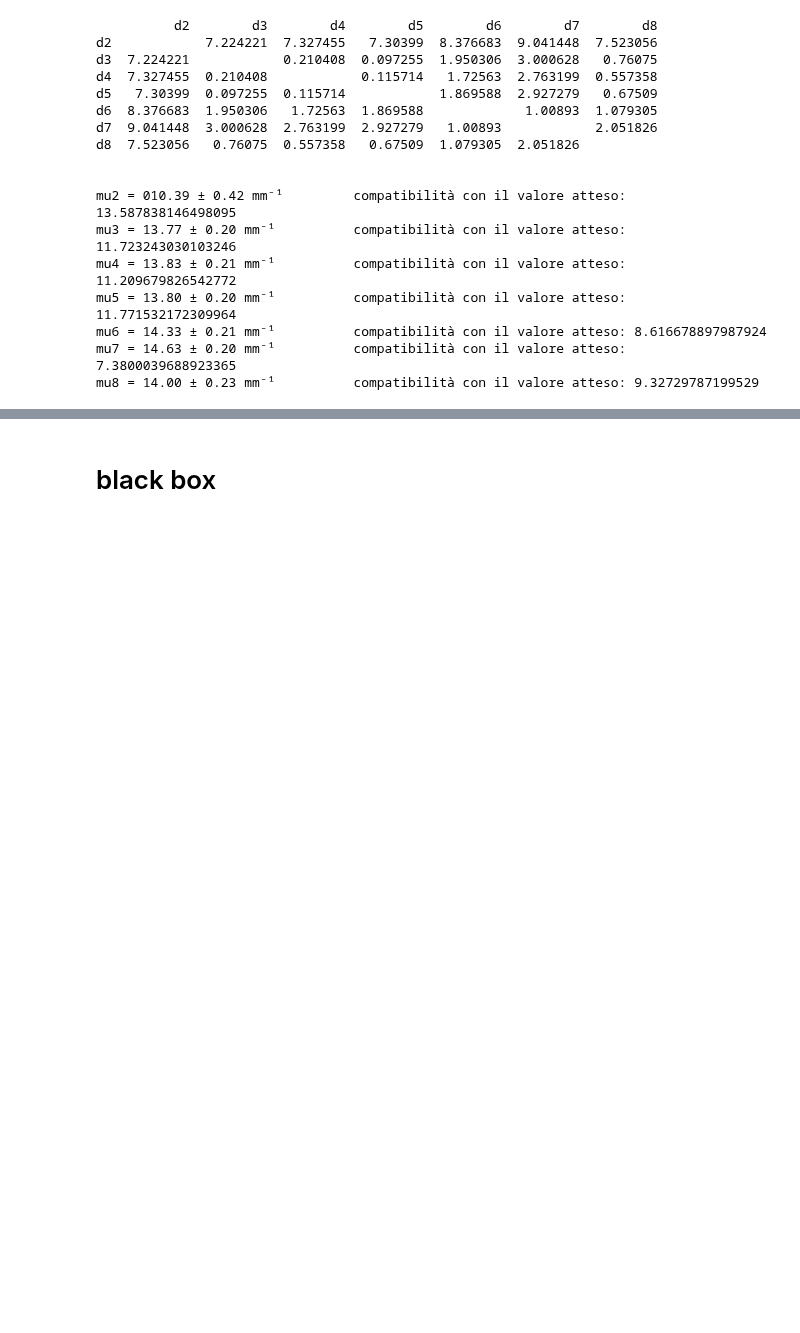
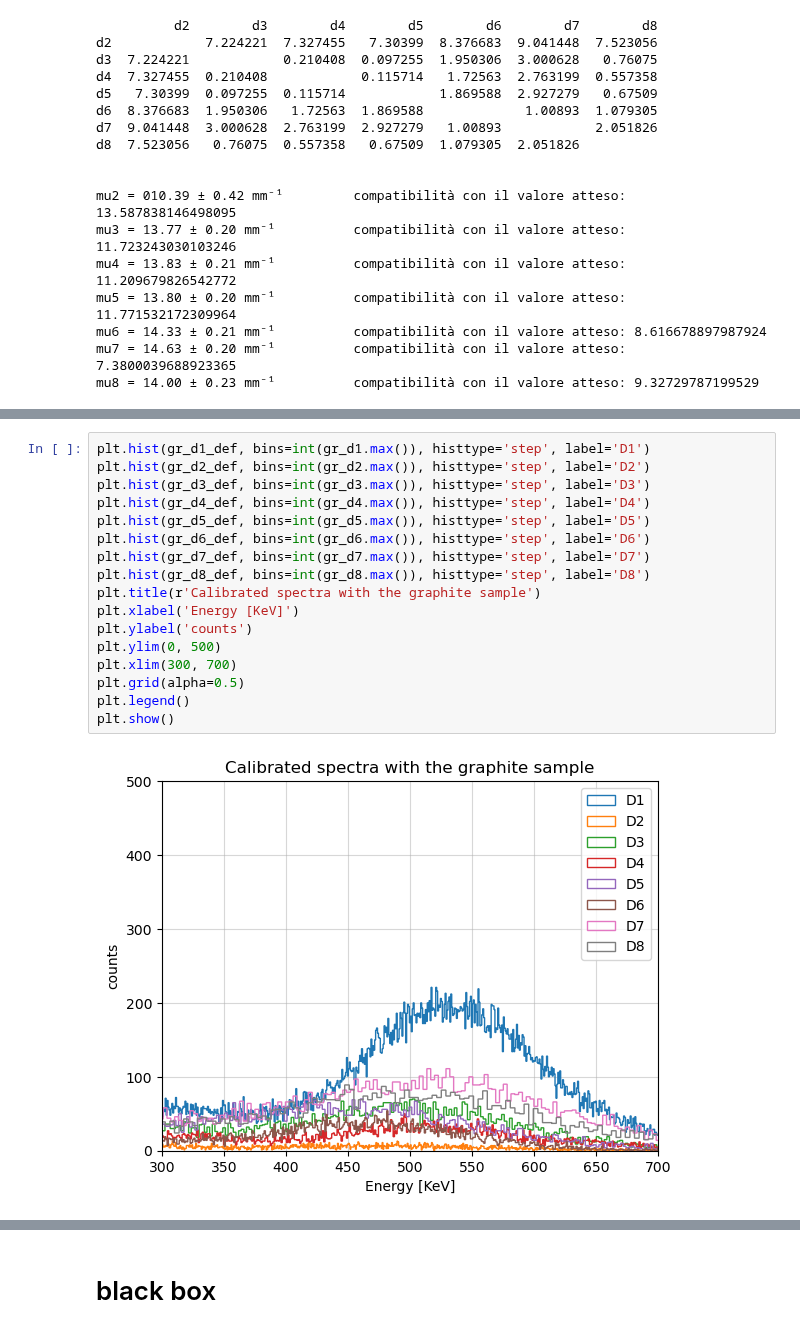
Before and after one commit to b3n3d3tt4/imaging, a Jupyter notebook: analisi.ipynb, the cells around one changed output, grey strips where cells are left out. Saved outputs shown, nothing was run; the diff lists cells and outputs as text; blank space fills up the shorter version.

```diff
--- a/analisi.ipynb
+++ b/analisi.ipynb
@@ -467,0 +657,19 @@ mu8 = 14.00 ± 0.23 mm⁻¹          compatibilità con il valore atteso: 9.3272
+# %%
+plt.hist(gr_d1_def, bins=int(gr_d1.max()), histtype='step', label='D1')
+plt.hist(gr_d2_def, bins=int(gr_d2.max()), histtype='step', label='D2')
+plt.hist(gr_d3_def, bins=int(gr_d3.max()), histtype='step', label='D3')
+plt.hist(gr_d4_def, bins=int(gr_d4.max()), histtype='step', label='D4')
+plt.hist(gr_d5_def, bins=int(gr_d5.max()), histtype='step', label='D5')
+plt.hist(gr_d6_def, bins=int(gr_d6.max()), histtype='step', label='D6')
+plt.hist(gr_d7_def, bins=int(gr_d7.max()), histtype='step', label='D7')
+plt.hist(gr_d8_def, bins=int(gr_d8.max()), histtype='step', label='D8')
+plt.title(r'Calibrated spectra with the graphite sample')
+plt.xlabel('Energy [KeV]')
+plt.ylabel('counts')
+plt.ylim(0, 500)
+plt.xlim(300, 700)
+plt.grid(alpha=0.5)
+plt.legend()
+plt.show()
+# %% [output]
+[figure, added]
```
Also changed, not shown: parts of 16 cells of this notebook.
